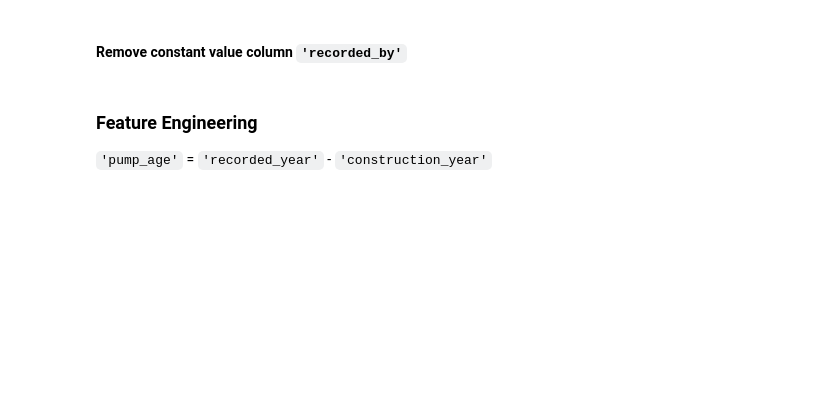
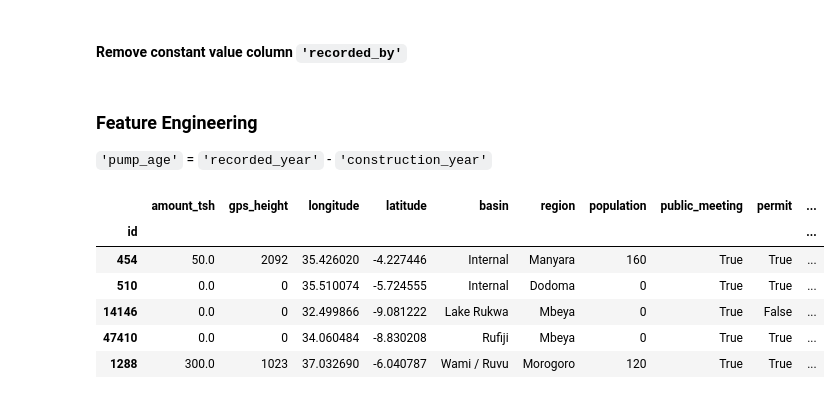
Before and after one commit to ErinNC/Tanzania-Water-Pumps, a Jupyter notebook: Tanzania_Water_Pumps_EDA.ipynb, the cells around one changed output. Cells and saved outputs as stored; diff of their text form; code cells hidden in the pictures; blank space fills up the shorter version.

```diff
--- a/Tanzania_Water_Pumps_EDA.ipynb
+++ b/Tanzania_Water_Pumps_EDA.ipynb
@@ -247,3 +258,16 @@ df.drop(columns='recorded_by', inplace=True)
 ### Feature Engineering
 
 `'pump_age'` = `'recorded_year'` - `'construction_year'`
+# %%
+df['pump_age'] = df['date_recorded'].dt.year - df['construction_year']
+df.drop(columns='date_recorded', inplace=True)
+# %%
+df.head()
+# %% [output]
+|  | amount_tsh | gps_height | longitude | latitude | basin | region | population | public_meeting | permit | ... |
+| id |  |  |  |  |  |  |  |  |  | ... |
+| 454 | 50.0 | 2092 | 35.426020 | -4.227446 | Internal | Manyara | 160 | True | True | ... |
+| 510 | 0.0 | 0 | 35.510074 | -5.724555 | Internal | Dodoma | 0 | True | True | ... |
+| 14146 | 0.0 | 0 | 32.499866 | -9.081222 | Lake Rukwa | Mbeya | 0 | True | False | ... |
+| 47410 | 0.0 | 0 | 34.060484 | -8.830208 | Rufiji | Mbeya | 0 | True | True | ... |
+| 1288 | 300.0 | 1023 | 37.032690 | -6.040787 | Wami / Ruvu | Morogoro | 120 | True | True | ... |
```
Also changed, not shown: parts of 13 cells of this notebook.
